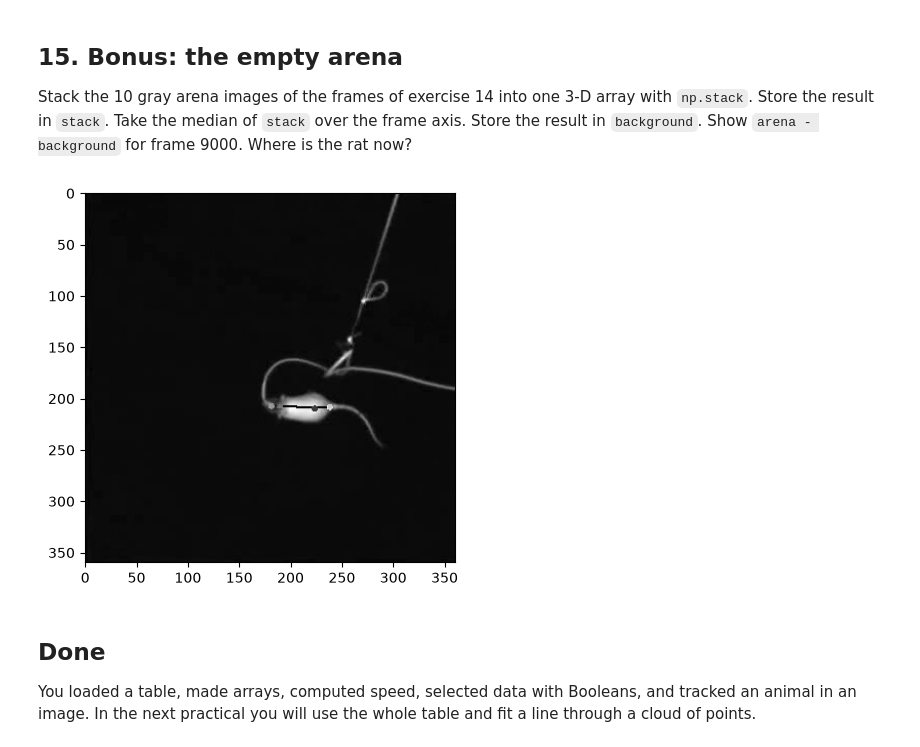
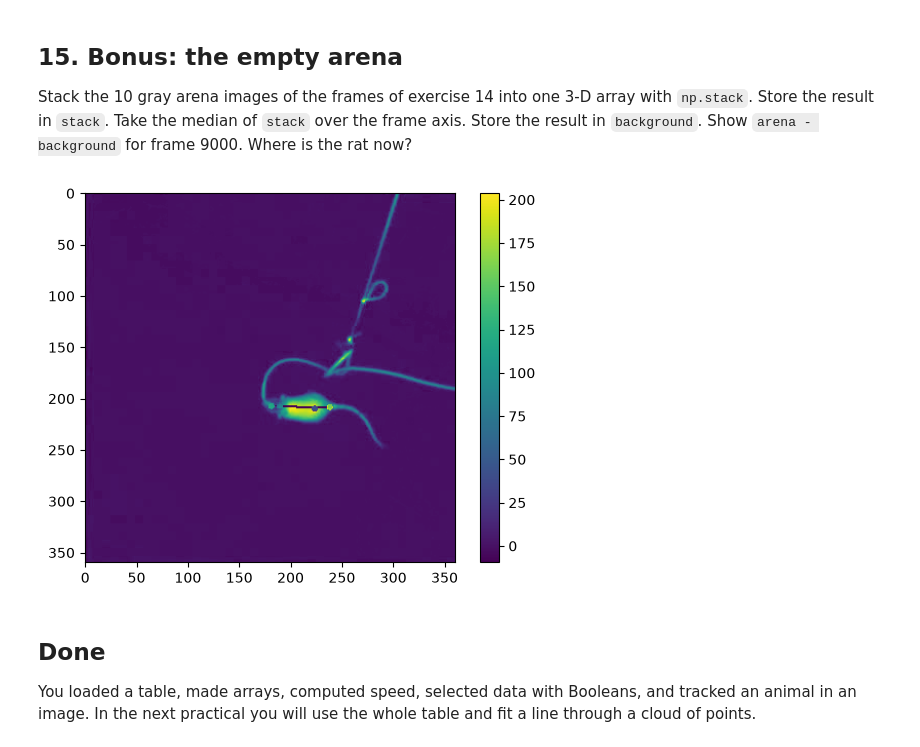
Before and after one commit to FelipeCybis/python-bootcamp-master-AIRE-2026, a Jupyter notebook: practicals/01_where_did_the_rat_go.ipynb, the cells around one changed output. Drawn from its saved outputs; the diff is of its cells as text; code cells hidden in the pictures.

```diff
--- a/practicals/01_where_did_the_rat_go.ipynb
+++ b/practicals/01_where_did_the_rat_go.ipynb
@@ -260,14 +285,17 @@ assert median_error < 5, "the median error is above 5 cm. Check the crop and the
 
 Stack the 10 gray arena images of the frames of exercise 14 into one 3-D array with `np.stack`. Store the result in `stack`. Take the median of `stack` over the frame axis. Store the result in `background`. Show `arena - background` for frame 9000. Where is the rat now?
 # %%
+# frames = [iio.imread("data/video.mp4", index=i, plugin="pyav").mean(axis=2)[y0:y1, x0:x1]
+#           for i in range(0, 36000, 3600)]
 frames = [iio.imread("data/video.mp4", index=i, plugin="pyav").mean(axis=2)[y0:y1, x0:x1]
           for i in range(0, 36000, 3600)]
 stack = np.stack(frames)
 background = np.median(stack, axis=0)
-plt.imshow(arena - background, cmap="gray")
+plt.imshow(arena - background)
+plt.colorbar()
 plt.show()
 # %% [output]
-[figure, old version]
+[figure, new version]
 # %%
 assert stack.shape == (10, 360, 361), "frames first"
 assert background.shape == (360, 361), "median over axis 0"
```
Also changed, not shown: parts of 11 cells of this notebook, 10 other files.
